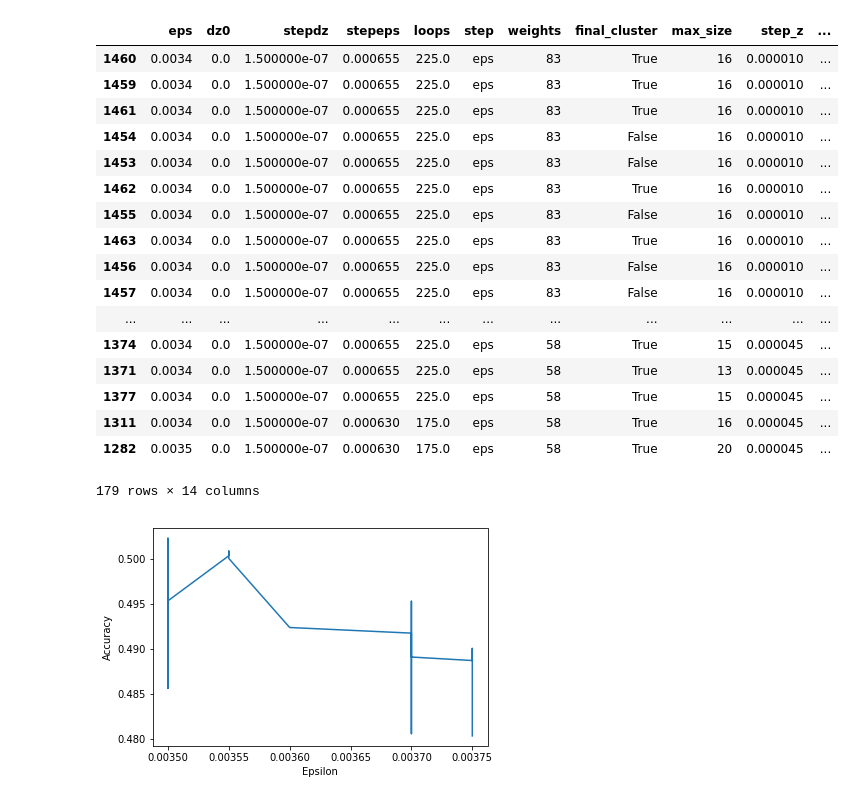
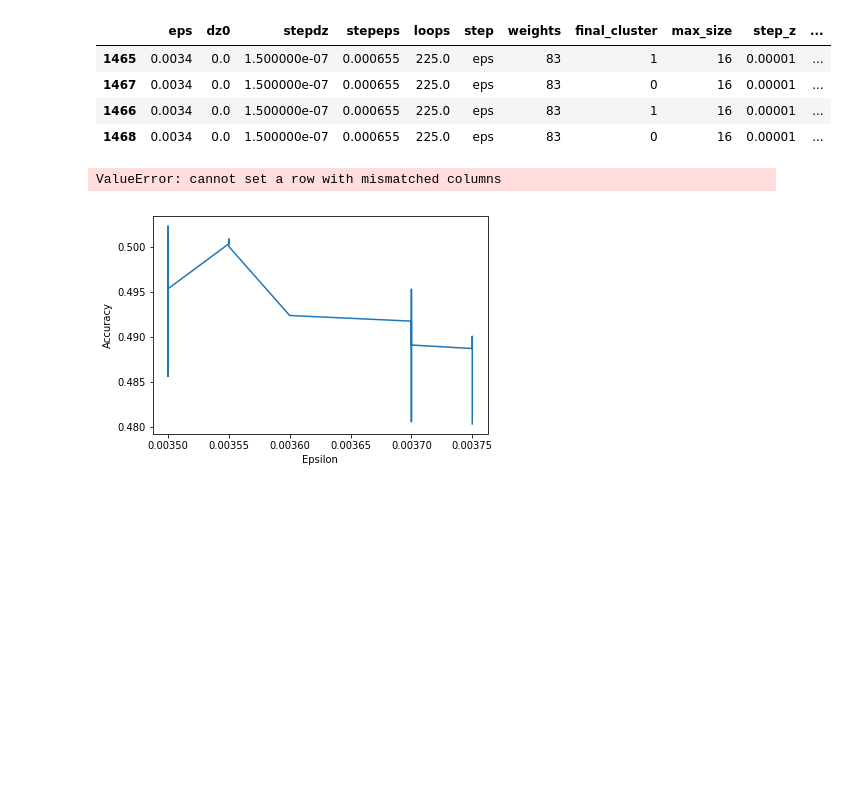
Before and after one commit to escuccim/trackml_code, a Jupyter notebook: gridsearch_scratchpad.ipynb, the cells around one changed output. Saved outputs shown, nothing was run; the diff lists cells and outputs as text; code cells hidden in the pictures; blank space fills up the shorter version.

```diff
--- a/gridsearch_scratchpad.ipynb
+++ b/gridsearch_scratchpad.ipynb
@@ -18,23 +18,10 @@ results_df.drop_duplicates(inplace=True, keep="last")
 results_df.to_pickle("gs_results.pkl")
 # %%
 # 1270
-results_df.sort_index().loc[1270:].sort_values("acc", ascending=False)
+results_df.sort_index().loc[1465:].sort_values("acc", ascending=False)
 # %% [output]
 |  | eps | dz0 | stepdz | stepeps | loops | step | weights | final_cluster | max_size | step_z | ... |
-| 1460 | 0.0034 | 0.0 | 1.500000e-07 | 0.000655 | 225.0 | eps | 83 | True | 16 | 0.000010 | ... |
-| 1459 | 0.0034 | 0.0 | 1.500000e-07 | 0.000655 | 225.0 | eps | 83 | True | 16 | 0.000010 | ... |
-| 1461 | 0.0034 | 0.0 | 1.500000e-07 | 0.000655 | 225.0 | eps | 83 | True | 16 | 0.000010 | ... |
-| 1454 | 0.0034 | 0.0 | 1.500000e-07 | 0.000655 | 225.0 | eps | 83 | False | 16 | 0.000010 | ... |
-| 1453 | 0.0034 | 0.0 | 1.500000e-07 | 0.000655 | 225.0 | eps | 83 | False | 16 | 0.000010 | ... |
-| 1462 | 0.0034 | 0.0 | 1.500000e-07 | 0.000655 | 225.0 | eps | 83 | True | 16 | 0.000010 | ... |
-| 1455 | 0.0034 | 0.0 | 1.500000e-07 | 0.000655 | 225.0 | eps | 83 | False | 16 | 0.000010 | ... |
-| 1463 | 0.0034 | 0.0 | 1.500000e-07 | 0.000655 | 225.0 | eps | 83 | True | 16 | 0.000010 | ... |
-| 1456 | 0.0034 | 0.0 | 1.500000e-07 | 0.000655 | 225.0 | eps | 83 | False | 16 | 0.000010 | ... |
-| 1457 | 0.0034 | 0.0 | 1.500000e-07 | 0.000655 | 225.0 | eps | 83 | False | 16 | 0.000010 | ... |
-| ... | ... | ... | ... | ... | ... | ... | ... | ... | ... | ... | ... |
-| 1374 | 0.0034 | 0.0 | 1.500000e-07 | 0.000655 | 225.0 | eps | 58 | True | 15 | 0.000045 | ... |
-| 1371 | 0.0034 | 0.0 | 1.500000e-07 | 0.000655 | 225.0 | eps | 58 | True | 13 | 0.000045 | ... |
-| 1377 | 0.0034 | 0.0 | 1.500000e-07 | 0.000655 | 225.0 | eps | 58 | True | 15 | 0.000045 | ... |
-| 1311 | 0.0034 | 0.0 | 1.500000e-07 | 0.000630 | 175.0 | eps | 58 | True | 16 | 0.000045 | ... |
-| 1282 | 0.0035 | 0.0 | 1.500000e-07 | 0.000630 | 175.0 | eps | 58 | True | 20 | 0.000045 | ... |
+| 1465 | 0.0034 | 0.0 | 1.500000e-07 | 0.000655 | 225.0 | eps | 83 | 1 | 16 | 0.00001 | ... |
+| 1467 | 0.0034 | 0.0 | 1.500000e-07 | 0.000655 | 225.0 | eps | 83 | 0 | 16 | 0.00001 | ... |
+| 1466 | 0.0034 | 0.0 | 1.500000e-07 | 0.000655 | 225.0 | eps | 83 | 1 | 16 | 0.00001 | ... |
+| 1468 | 0.0034 | 0.0 | 1.500000e-07 | 0.000655 | 225.0 | eps | 83 | 0 | 16 | 0.00001 | ... |
-179 rows × 14 columns
@@ -41,6 +30,8 @@ results_df.sort_index().loc[1270:].sort_values("acc", ascending=False)
 # %%
 #Counter: 283 Eps: 0.00385 dz0: -0.00074 stepdz: 1e-05 stepeps: 4e-06 loops: 75 mean score: 0.41541319627955176
-results_df.loc[1442] = [0.0034, 0, 1.5e-07, 0.000655, 225, 'eps', 83, True, 16, 0, 0.95, 21, 0.5360354802678123]
+results_df.loc[1469] = [0.0034, 0, 1.5e-07, 0.000655, 225, 'eps', 83, 1, 16, 0, 0.95, 21, 0.5360354802678123]
+# %% [output]
+ValueError: cannot set a row with mismatched columns
 # %%
 results_df = results_df[['eps', 'dz0', 'stepdz', 'stepeps', 'loops', 'step', 'weights',
        'final_cluster', 'max_size', 'step_z', 'size_incr', 'cluster_max',
```
Also changed, not shown: parts of 1 cell of this notebook, 4 other files.
